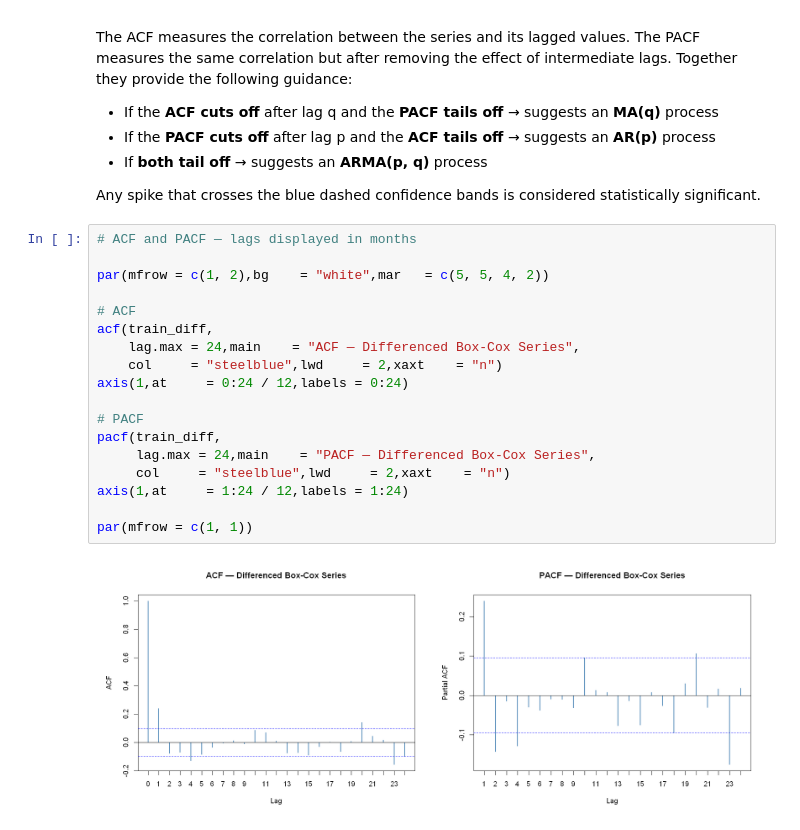
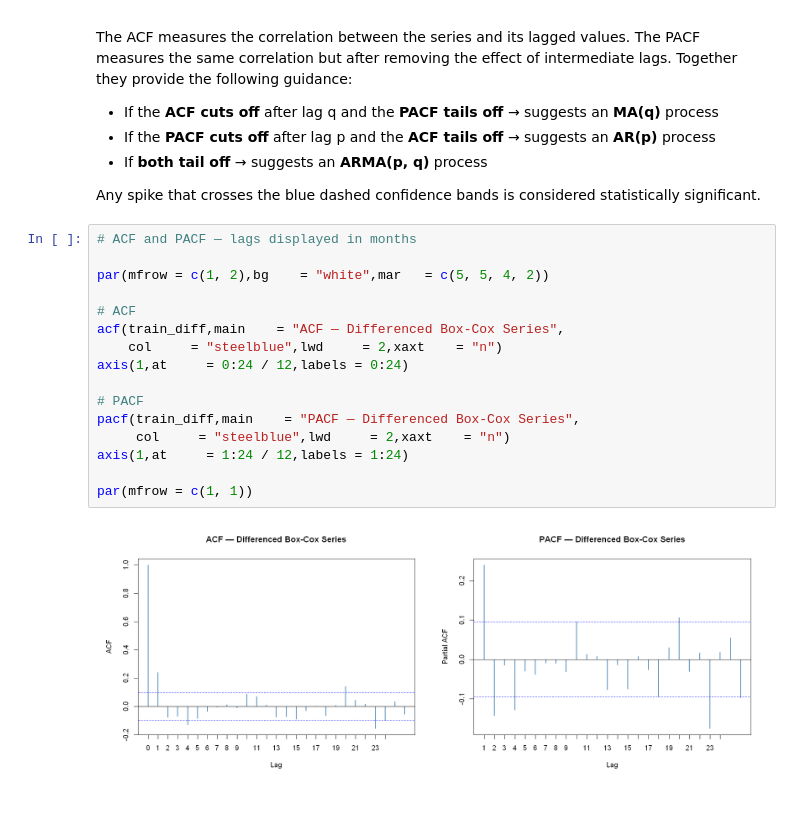
Before and after one commit to AfafKhadraoui/-Brent-Crude-Oil-Time-Series-Forecasting, a Jupyter notebook: Individual_project_Afaf_Khadraoui_G10.ipynb, the cells around one changed output. Cells and saved outputs as stored; diff of their text form.

```diff
--- a/Individual_project_Afaf_Khadraoui_G10.ipynb
+++ b/Individual_project_Afaf_Khadraoui_G10.ipynb
@@ -524,21 +508,19 @@ considered statistically significant.
 # %%
 # ACF and PACF — lags displayed in months
 
 par(mfrow = c(1, 2),bg    = "white",mar   = c(5, 5, 4, 2))
 
 # ACF
-acf(train_diff,
-    lag.max = 24,main    = "ACF — Differenced Box-Cox Series",
+acf(train_diff,main    = "ACF — Differenced Box-Cox Series",
     col     = "steelblue",lwd     = 2,xaxt    = "n")
 axis(1,at     = 0:24 / 12,labels = 0:24)
 
 # PACF
-pacf(train_diff,
-     lag.max = 24,main    = "PACF — Differenced Box-Cox Series",
+pacf(train_diff,main    = "PACF — Differenced Box-Cox Series",
      col     = "steelblue",lwd     = 2,xaxt    = "n")
 axis(1,at     = 1:24 / 12,labels = 1:24)
 
 par(mfrow = c(1, 1))
 # %% [output]
-[figure, old version]
+[figure, new version]
 # %% [markdown]
```
Also changed, not shown: parts of 3 cells of this notebook.
